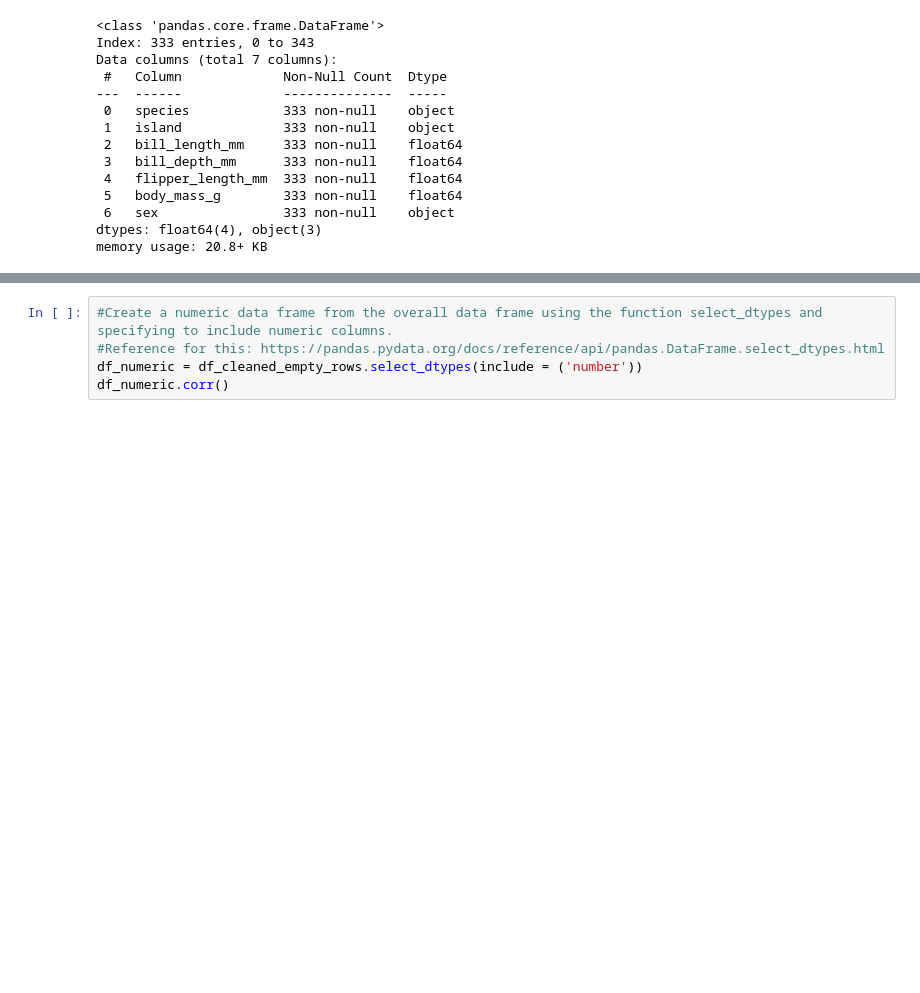
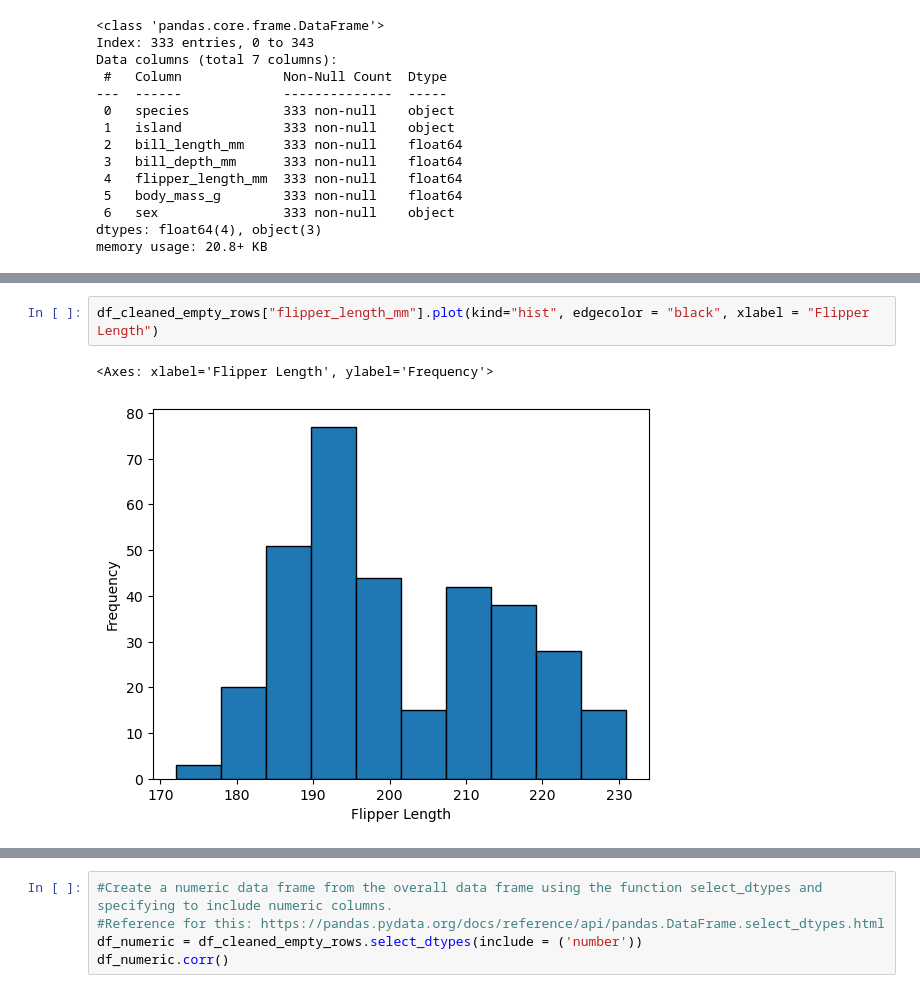
Before and after one commit to a-o-connor/palmerpenguins_data_analytics, a Jupyter notebook: palmerpenguinsanalysis.ipynb, the cells around one changed output, grey strips where cells are left out. Drawn from its saved outputs; the diff is of its cells as text; blank space fills up the shorter version.

```diff
--- a/palmerpenguinsanalysis.ipynb
+++ b/palmerpenguinsanalysis.ipynb
@@ -114,0 +131,5 @@ memory usage: 20.8+ KB
+# %%
+df_cleaned_empty_rows["flipper_length_mm"].plot(kind="hist", edgecolor = "black", xlabel = "Flipper Length")
+# %% [output]
+<Axes: xlabel='Flipper Length', ylabel='Frequency'>
+[figure, added]
```
Also changed, not shown: parts of 13 cells of this notebook.
